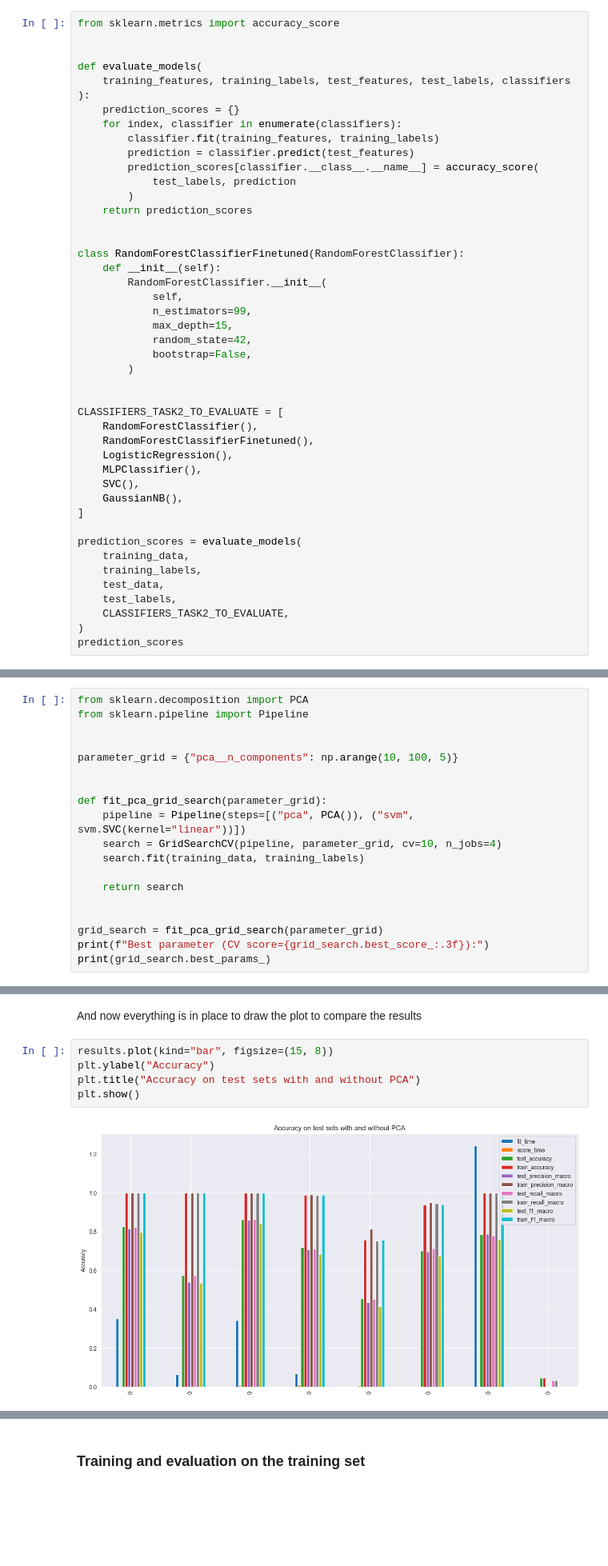
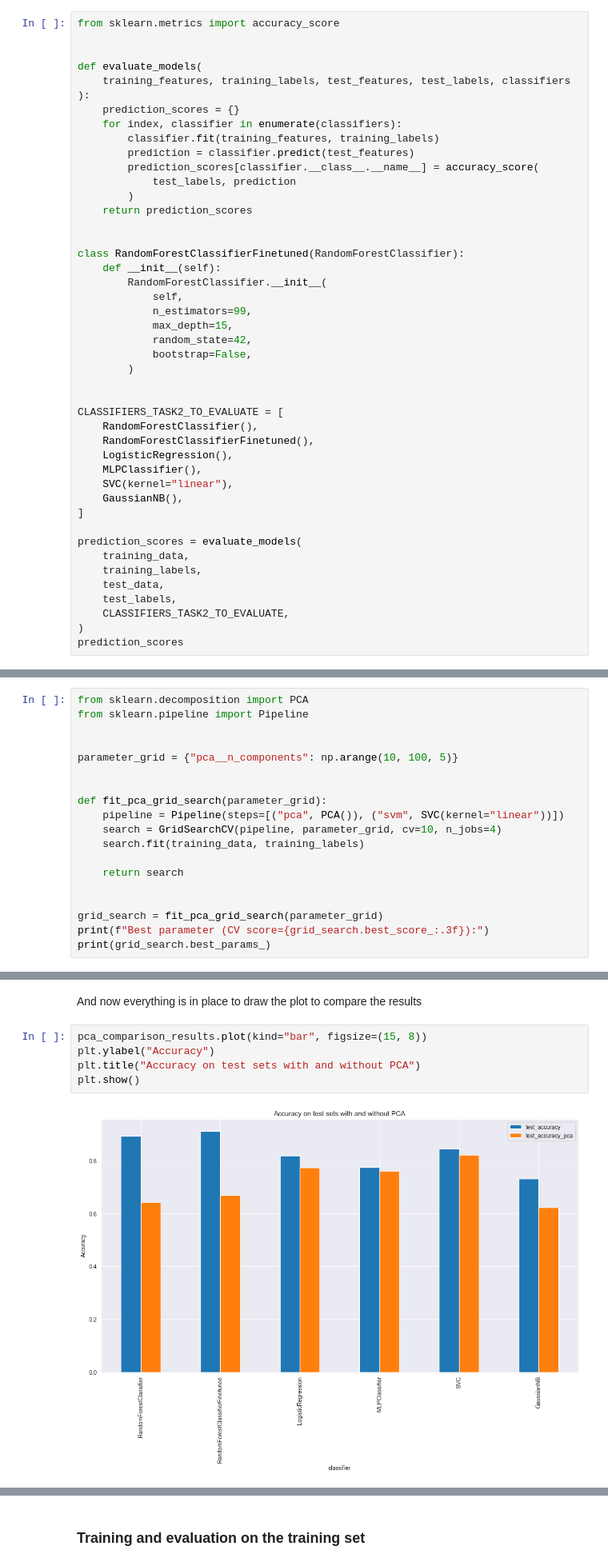
Before and after one commit to viktorparipas92/D7062E-projectgroup-10, a Jupyter notebook: Task3/task3.ipynb, the cells around one changed output, grey strips where cells are left out. Shown at 80% size. Cells and saved outputs as stored; diff of their text form; blank space fills up the shorter version.

Commit message:
Clean up; only plot accuracy; use linear kernel for SVC; remove erroneous comment

```diff
--- a/Task3/task3.ipynb
+++ b/Task3/task3.ipynb
@@ -674,7 +674,7 @@ CLASSIFIERS_TASK2_TO_EVALUATE = [
     RandomForestClassifierFinetuned(),
     LogisticRegression(),
     MLPClassifier(),
-    SVC(),
+    SVC(kernel="linear"),
     GaussianNB(),
 ]
 
@@ -826,7 +823,7 @@ parameter_grid = {"pca__n_components": np.arange(10, 100, 5)}
 
 
 def fit_pca_grid_search(parameter_grid):
-    pipeline = Pipeline(steps=[("pca", PCA()), ("svm", svm.SVC(kernel="linear"))])
+    pipeline = Pipeline(steps=[("pca", PCA()), ("svm", SVC(kernel="linear"))])
     search = GridSearchCV(pipeline, parameter_grid, cv=10, n_jobs=4)
     search.fit(training_data, training_labels)
 
@@ -970,9 +963,9 @@ pca_comparison_results
 # %% [markdown]
 And now everything is in place to draw the plot to compare the results
 # %%
-results.plot(kind="bar", figsize=(15, 8))
+pca_comparison_results.plot(kind="bar", figsize=(15, 8))
 plt.ylabel("Accuracy")
 plt.title("Accuracy on test sets with and without PCA")
 plt.show()
 # %% [output]
-[figure, old version]
+[figure, new version]
```
Also changed, not shown: parts of 39 cells of this notebook, 1 other file.
